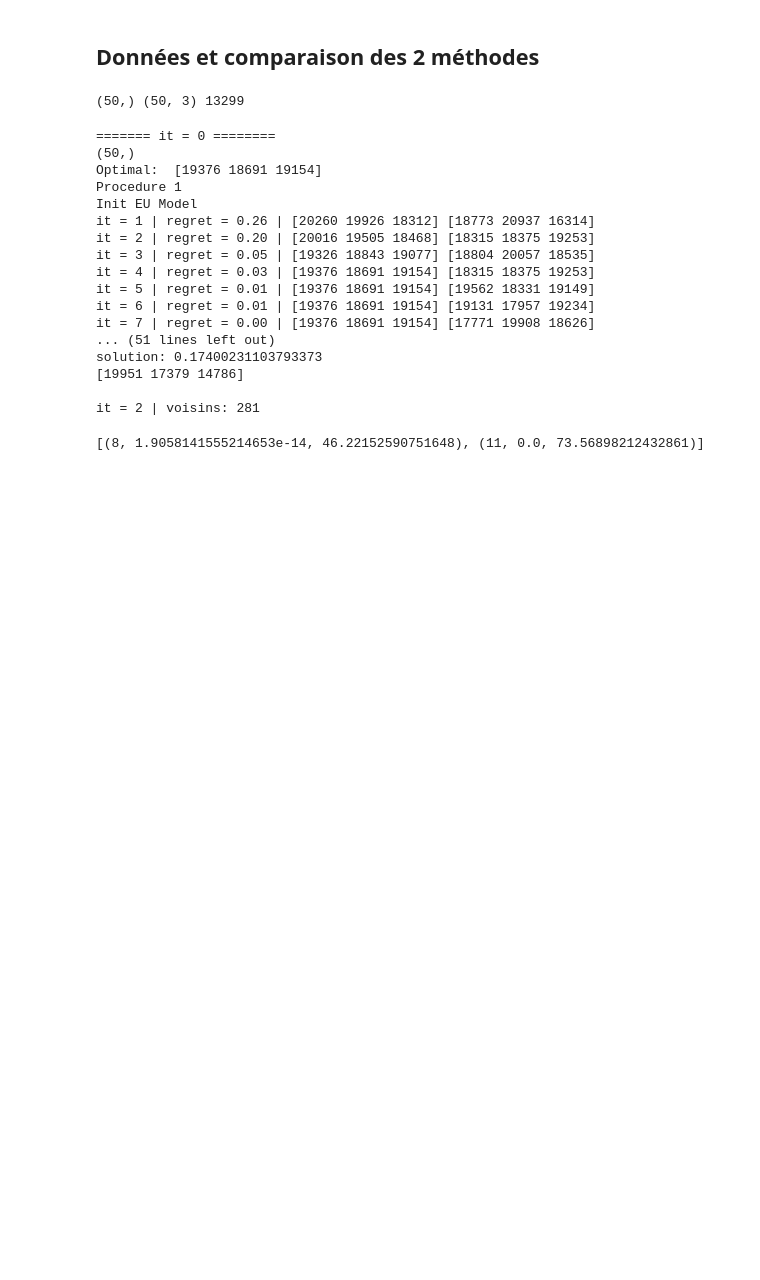
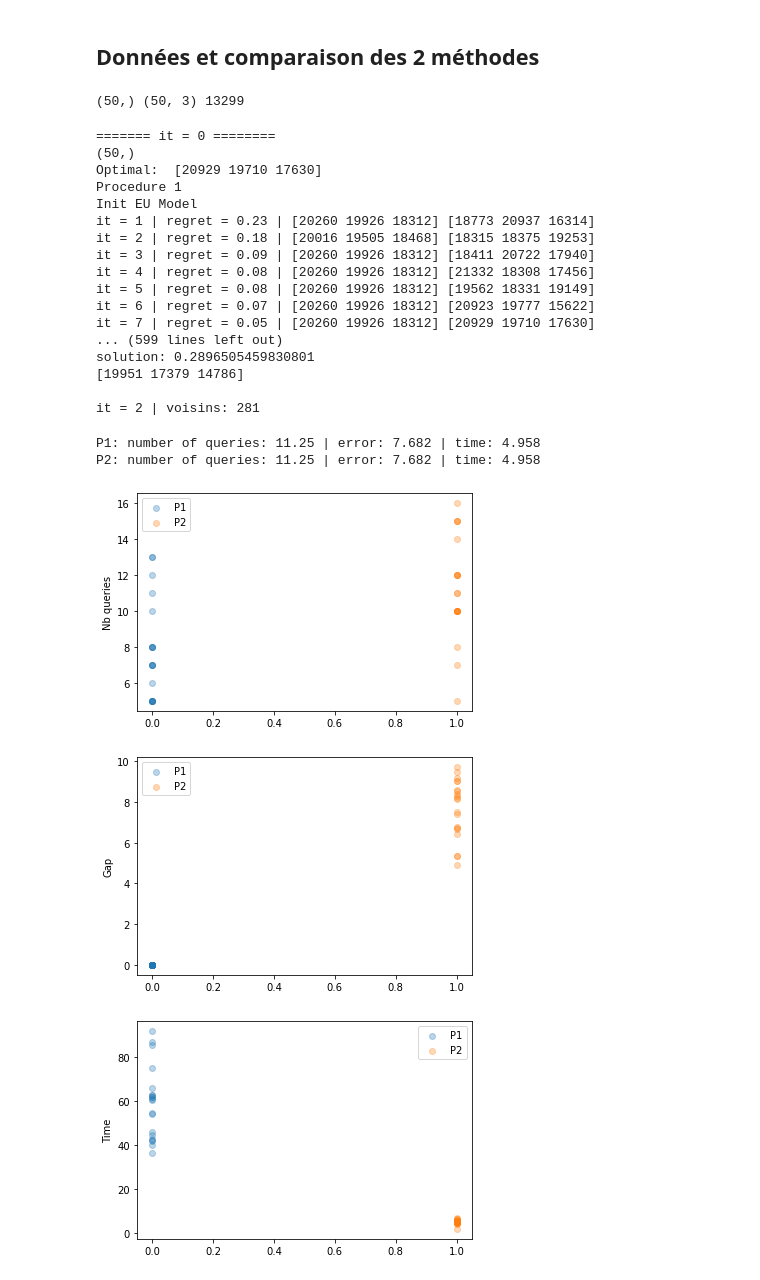
Before and after one commit to Kai-Luan/MADMC_Project, a Jupyter notebook: Code/experience3.ipynb, the cells around one changed output. Saved outputs shown, nothing was run; the diff lists cells and outputs as text; code cells hidden in the pictures; blank space fills up the shorter version.

```diff
--- a/Code/experience3.ipynb
+++ b/Code/experience3.ipynb
@@ -71,7 +71,7 @@ P2 = []
 mode = 'EU'
 m = 20
 
-for it in range(2):
+for it in range(20):
     print(f'======= {it = } ========')
     res1, res2 = step(params, mode, m, verbose=True)
     P1.append(res1)
@@ -79,27 +79,48 @@ for it in range(2):
 # %% [output]
 ======= it = 0 ========
 (50,)
-Optimal:  [19376 18691 19154]
+Optimal:  [20929 19710 17630]
 Procedure 1
 Init EU Model
-it = 1 | regret = 0.26 | [20260 19926 18312] [18773 20937 16314]
-it = 2 | regret = 0.20 | [20016 19505 18468] [18315 18375 19253]
-it = 3 | regret = 0.05 | [19326 18843 19077] [18804 20057 18535]
-it = 4 | regret = 0.03 | [19376 18691 19154] [18315 18375 19253]
-it = 5 | regret = 0.01 | [19376 18691 19154] [19562 18331 19149]
-it = 6 | regret = 0.01 | [19376 18691 19154] [19131 17957 19234]
-it = 7 | regret = 0.00 | [19376 18691 19154] [17771 19908 18626]
-... (51 lines left out)
-solution: 0.17400231103793373
+it = 1 | regret = 0.23 | [20260 19926 18312] [18773 20937 16314]
+it = 2 | regret = 0.18 | [20016 19505 18468] [18315 18375 19253]
+it = 3 | regret = 0.09 | [20260 19926 18312] [18411 20722 17940]
+it = 4 | regret = 0.08 | [20260 19926 18312] [21332 18308 17456]
+it = 5 | regret = 0.08 | [20260 19926 18312] [19562 18331 19149]
+it = 6 | regret = 0.07 | [20260 19926 18312] [20923 19777 15622]
+it = 7 | regret = 0.05 | [20260 19926 18312] [20929 19710 17630]
+... (599 lines left out)
+solution: 0.2896505459830801
 [19951 17379 14786]
 
 it = 2 | voisins: 281
 # %%
-P1
+# nb_queries, gap, time
+P1 = np.array(P1)
+P2 = np.array(P2)
-# %% [output]
-[(8, 1.9058141555214653e-14, 46.22152590751648), (11, 0.0, 73.56898212432861)]
 # %%
 P1 = np.array(P1)
 P2 = np.array(P2)
 np.savetxt('P1.txt', P1)
 np.savetxt('P2.txt', P2)
+# %%
+n1, g1, t1 = P1.mean(0).round(3)
+print(f'P1: number of queries: {n} | error: {g} | time: {t} ')
+n2, g2, t2 = P2.mean(0).round(3)
+print(f'P2: number of queries: {n} | error: {g} | time: {t} ')
+# %% [output]
+P1: number of queries: 11.25 | error: 7.682 | time: 4.958
+P2: number of queries: 11.25 | error: 7.682 | time: 4.958
+# %%
+L = ['Nb queries', 'Gap', 'Time']
+for i in range(3):
+    xaxis = np.zeros(20)
+    plt.scatter(xaxis, P1[:,i], alpha=0.3, label='P1')
+    plt.scatter(xaxis+1, P2[:,i], alpha=0.3, label='P2')
+    plt.ylabel(L[i])
+    plt.legend()
+    plt.show()
+# %% [output]
+[figure, added]
+[figure, added]
+[figure, added]
```
Also changed, not shown: 2 other files.
